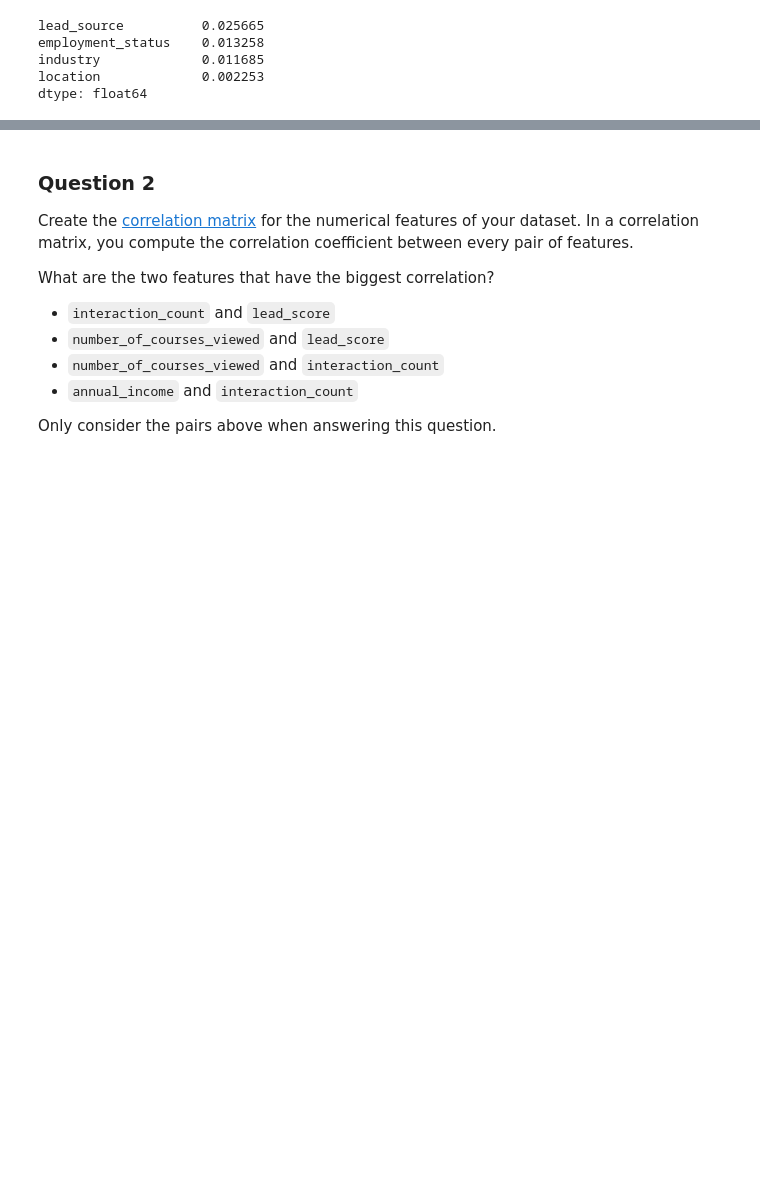
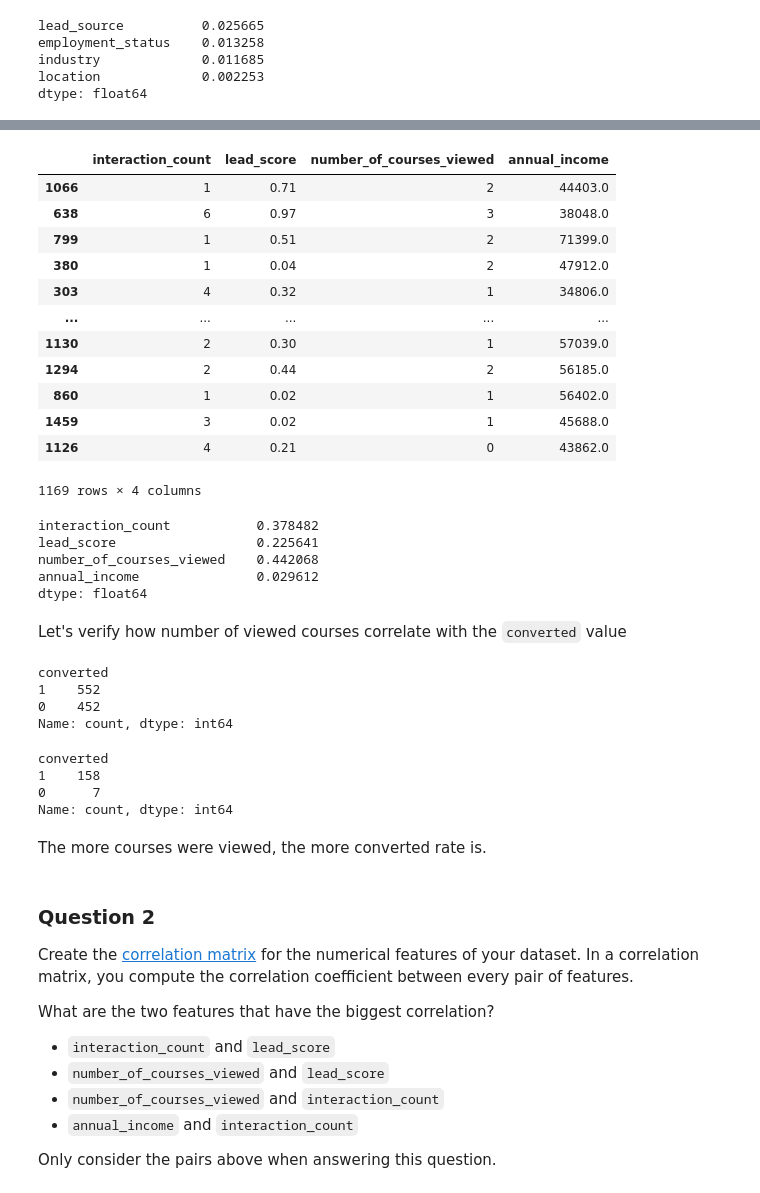
Before and after one commit to ArkadiyShuvaev/machine-learning-zoomcamp, a Jupyter notebook: src/03-classification/03-hw.ipynb, the cells around one changed output, grey strips where cells are left out. Saved outputs shown, nothing was run; the diff lists cells and outputs as text; code cells hidden in the pictures; blank space fills up the shorter version.

```diff
--- a/src/03-classification/03-hw.ipynb
+++ b/src/03-classification/03-hw.ipynb
@@ -379,3 +596,50 @@ dtype: float64
+# %%
+numerical_columns = ["interaction_count", "lead_score", "number_of_courses_viewed", "annual_income"]
+# %%
+df_full_train[numerical_columns]
+# %% [output]
+|  | interaction_count | lead_score | number_of_courses_viewed | annual_income |
+| 1066 | 1 | 0.71 | 2 | 44403.0 |
+| 638 | 6 | 0.97 | 3 | 38048.0 |
+| 799 | 1 | 0.51 | 2 | 71399.0 |
+| 380 | 1 | 0.04 | 2 | 47912.0 |
+| 303 | 4 | 0.32 | 1 | 34806.0 |
+| ... | ... | ... | ... | ... |
+| 1130 | 2 | 0.30 | 1 | 57039.0 |
+| 1294 | 2 | 0.44 | 2 | 56185.0 |
+| 860 | 1 | 0.02 | 1 | 56402.0 |
+| 1459 | 3 | 0.02 | 1 | 45688.0 |
+| 1126 | 4 | 0.21 | 0 | 43862.0 |
+1169 rows × 4 columns
+# %%
+# The correlation values for numerical columns
+df_full_train[numerical_columns].corrwith(df_full_train[target_column])
+# %% [output]
+interaction_count           0.378482
+lead_score                  0.225641
+number_of_courses_viewed    0.442068
+annual_income               0.029612
+dtype: float64
+# %% [markdown]
+Let's verify how number of viewed courses correlate with the `converted` value
+# %%
+# There were 2 viewed courses
+df_full_train[df_full_train["number_of_courses_viewed"] < 4]["converted"].value_counts()
+# %% [output]
+converted
+1    552
+0    452
+Name: count, dtype: int64
+# %%
+# There were 4 viewed courses
+df_full_train[df_full_train["number_of_courses_viewed"] >= 4]["converted"].value_counts()
+# %% [output]
+converted
+1    158
+0      7
+Name: count, dtype: int64
+# %% [markdown]
+The more courses were viewed, the more converted rate is.
 # %% [markdown]
 ### Question 2
 
```
Also changed, not shown: parts of 7 cells of this notebook.
